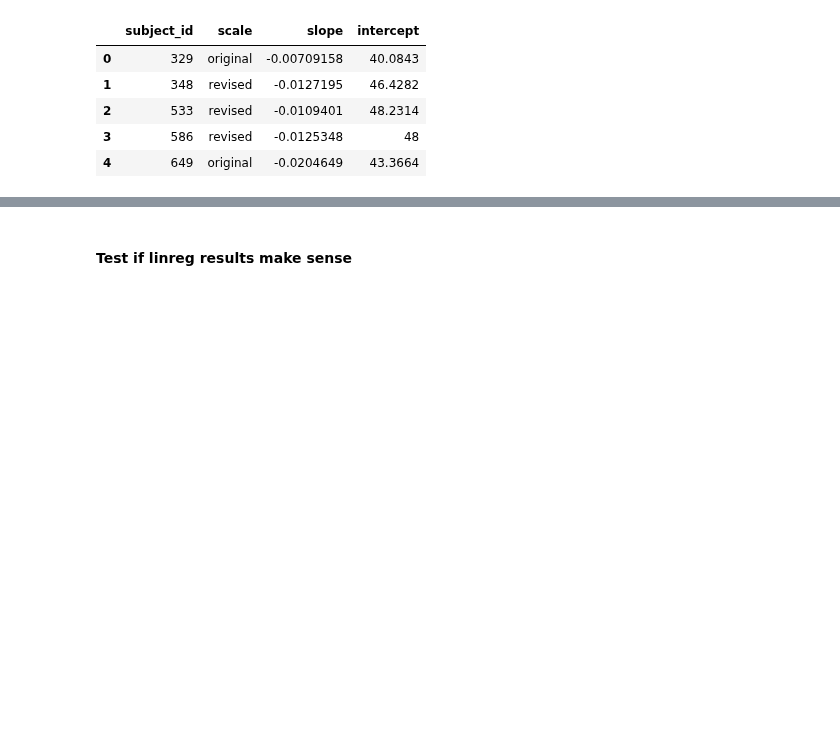
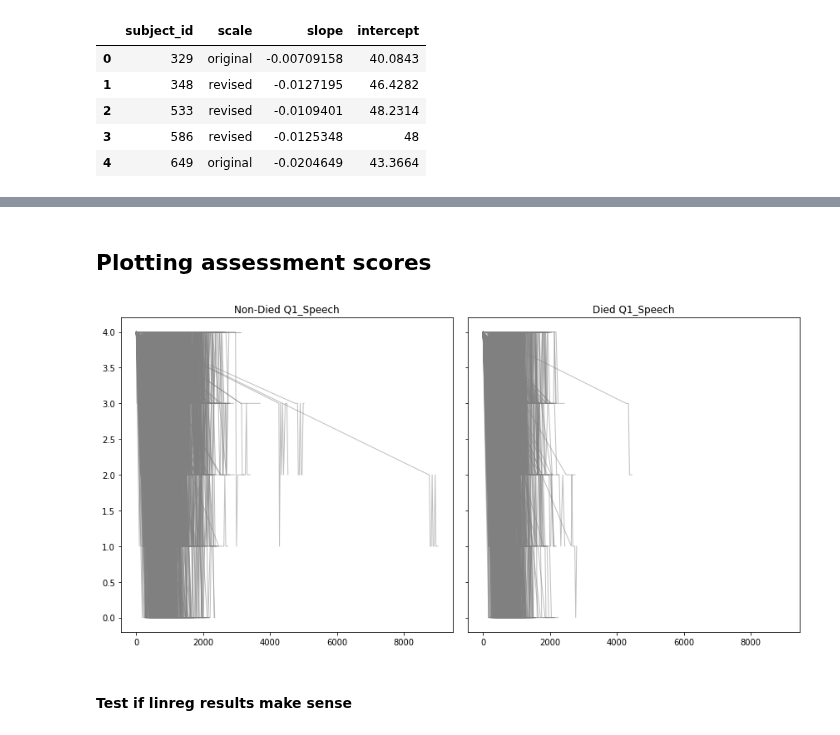
Before and after one commit to ttompk/als, a Jupyter notebook: question.ipynb, the cells around one changed output, grey strips where cells are left out. Cells and saved outputs as stored; diff of their text form; code cells hidden in the pictures; blank space fills up the shorter version.

```diff
--- a/question.ipynb
+++ b/question.ipynb
@@ -334,0 +408,3 @@ linreg.to_csv(filename, index=False)
+# %%
+# index of max day
+gr_max = scale_do.groupby('subject_id')['day_since_onset'].idxmax()
@@ -334,0 +467,8 @@ linreg.to_csv(filename, index=False)
+# %%
+# for each question:
+scores_delta = delta_scores[delta_cols].copy()
+scores_delta.reset_index(drop=True, inplace=True)
+for col in score_cols:
+    name='time_' + col
+    scores_delta[name] = scores_delta[col]/scores_delta['day_since_onset']
+scores_delta.drop(score_cols, axis=1, inplace=True)
@@ -334,0 +488,38 @@ linreg.to_csv(filename, index=False)
+# %% [markdown]
+## Plotting assessment scores
+# %%
+# plot question decline
+def plot_question(df, question):
+    '''
+    plot the total functional test questionaire data
+    input:
+        df = pandas dataframe
+        question = string. name of question feature
+    output:
+        single plot
+    '''
+    f, (ax1, ax2) = plt.subplots(1, 2, sharex=True, sharey=True, figsize=(12,6))
+    #plt.figure(figsize=(12,6))
+    subjects = df['subject_id'].unique()
+    for subject in subjects:
+        sub = df[ df['subject_id'] == subject]
+        color = 'gray'
+        # alive
+        if np.all(sub['death_day_since_onset'].isnull()):
+            ax1.plot(sub['day_since_onset'], sub[question], color=color,
+                     alpha=0.5, linewidth=1)
+        # died
+        else:
+            ax2.plot(sub['day_since_onset'], sub[question], color=color,
+                     alpha=0.5, linewidth=1)
+
+    ax1.set_title('Non-Died {}'.format(question))
+    ax2.set_title('Died {}'.format(question))
+    #plt.ylim(bottom=0, top=50)
+    #plt.xlim(left=0, right=4000)
+    plt.tight_layout()
+    plt.show()
+# %%
+plot_question(scale_do, 'Q1_Speech')
+# %% [output]
+[figure, added]
```
Also changed, not shown: parts of 24 cells of this notebook, 3 other files.
